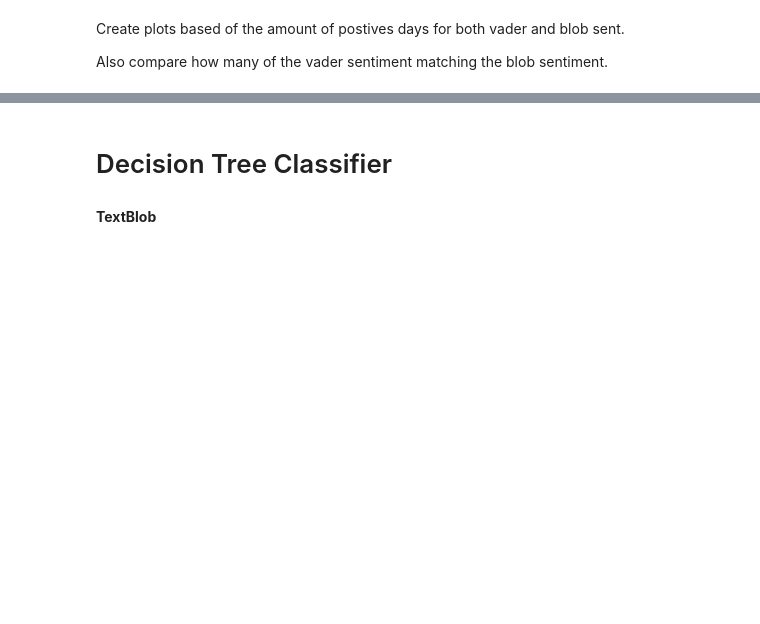
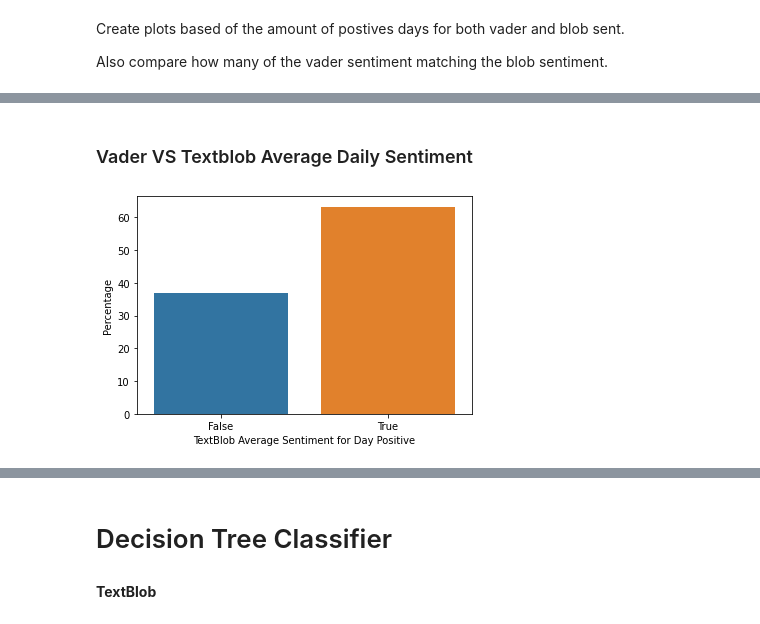
Before and after one commit to yuanfengli168/IMT575_DS, a Jupyter notebook: News_Headlines_And_Stock_Performance.ipynb, the cells around one changed output, grey strips where cells are left out. Cells and saved outputs as stored; diff of their text form; code cells hidden in the pictures; blank space fills up the shorter version.

```diff
--- a/News_Headlines_And_Stock_Performance.ipynb
+++ b/News_Headlines_And_Stock_Performance.ipynb
@@ -802,0 +591,11 @@ See the caveats in the documentation: https://pandas.pydata.org/pandas-docs/stab
+# %% [markdown]
+### Vader VS Textblob Average Daily Sentiment
+# %%
+percentage = lambda i: len(i) / float(len(x)) * 100
+
+x= label_sent_df['average_blob_sent_pos']
+ax = sns.barplot(x=x, y=x,  estimator=percentage)
+ax.set(ylabel="Percentage", xlabel = 'TextBlob Average Sentiment for Day Positive')
+plt.show()
+# %% [output]
+[figure, added]
```
Also changed, not shown: parts of 80 cells of this notebook.
